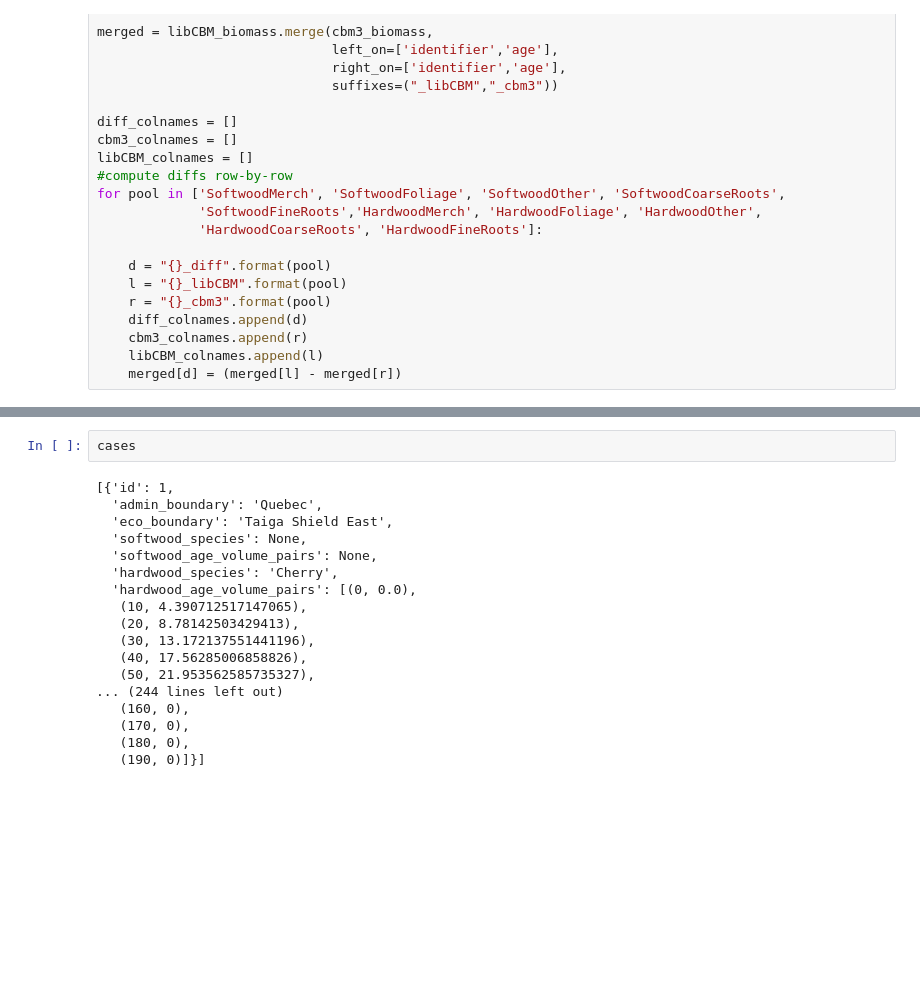
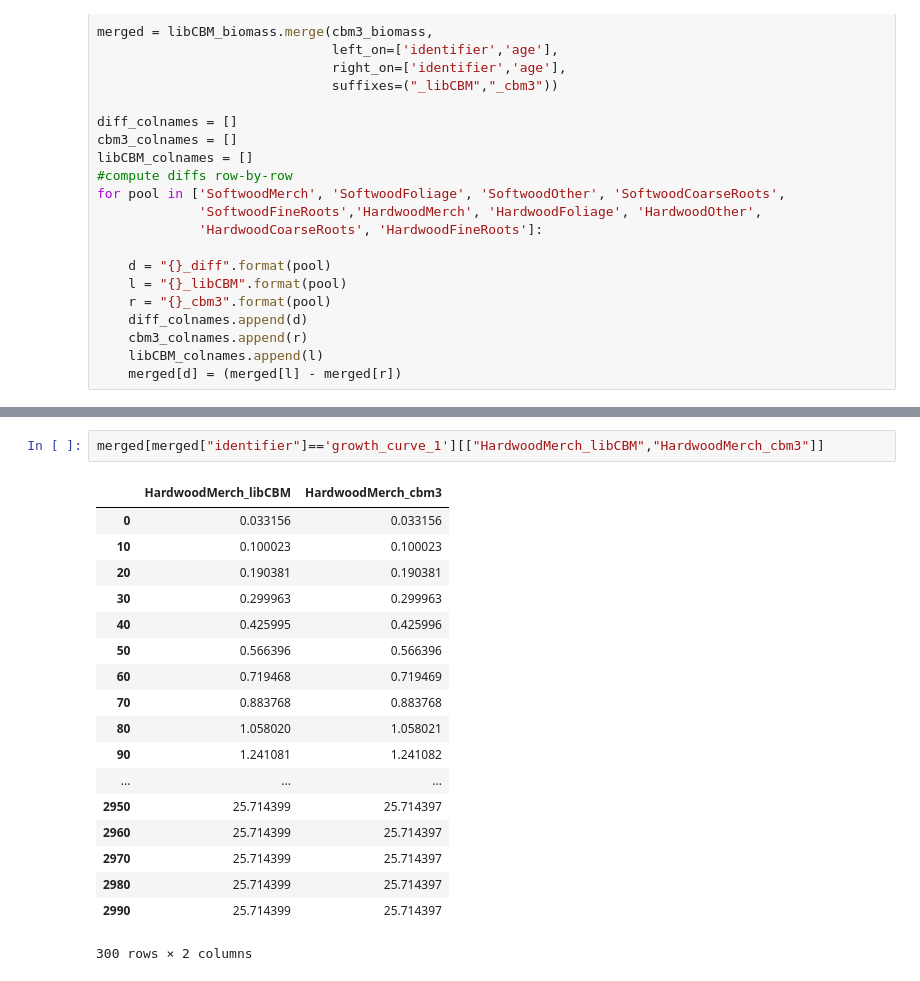
Before and after one commit to cat-cfs/libcbm_py, a Jupyter notebook: growth_curve_testing.ipynb, the cells around one changed output, grey strips where cells are left out. Drawn from its saved outputs; the diff is of its cells as text; blank space fills up the shorter version.

```diff
--- a/growth_curve_testing.ipynb
+++ b/growth_curve_testing.ipynb
@@ -360,20 +363,21 @@ merged[merged["identifier"]=='growth_curve_1'][["age"]+diff_colnames].groupby("a
-# %%
-cases
-# %% [output]
-[{'id': 1,
-  'admin_boundary': 'Quebec',
-  'eco_boundary': 'Taiga Shield East',
-  'softwood_species': None,
-  'softwood_age_volume_pairs': None,
-  'hardwood_species': 'Cherry',
-  'hardwood_age_volume_pairs': [(0, 0.0),
-   (10, 4.390712517147065),
-   (20, 8.78142503429413),
-   (30, 13.172137551441196),
-   (40, 17.56285006858826),
-   (50, 21.953562585735327),
-... (244 lines left out)
-   (160, 0),
-   (170, 0),
-   (180, 0),
-   (190, 0)]}]
+# %%
+merged[merged["identifier"]=='growth_curve_1'][["HardwoodMerch_libCBM","HardwoodMerch_cbm3"]]
+# %% [output]
+|  | HardwoodMerch_libCBM | HardwoodMerch_cbm3 |
+| 0 | 0.033156 | 0.033156 |
+| 10 | 0.100023 | 0.100023 |
+| 20 | 0.190381 | 0.190381 |
+| 30 | 0.299963 | 0.299963 |
+| 40 | 0.425995 | 0.425996 |
+| 50 | 0.566396 | 0.566396 |
+| 60 | 0.719468 | 0.719469 |
+| 70 | 0.883768 | 0.883768 |
+| 80 | 1.058020 | 1.058021 |
+| 90 | 1.241081 | 1.241082 |
+| ... | ... | ... |
+| 2950 | 25.714399 | 25.714397 |
+| 2960 | 25.714399 | 25.714397 |
+| 2970 | 25.714399 | 25.714397 |
+| 2980 | 25.714399 | 25.714397 |
+| 2990 | 25.714399 | 25.714397 |
+300 rows × 2 columns
```
Also changed, not shown: parts of 6 cells of this notebook.
